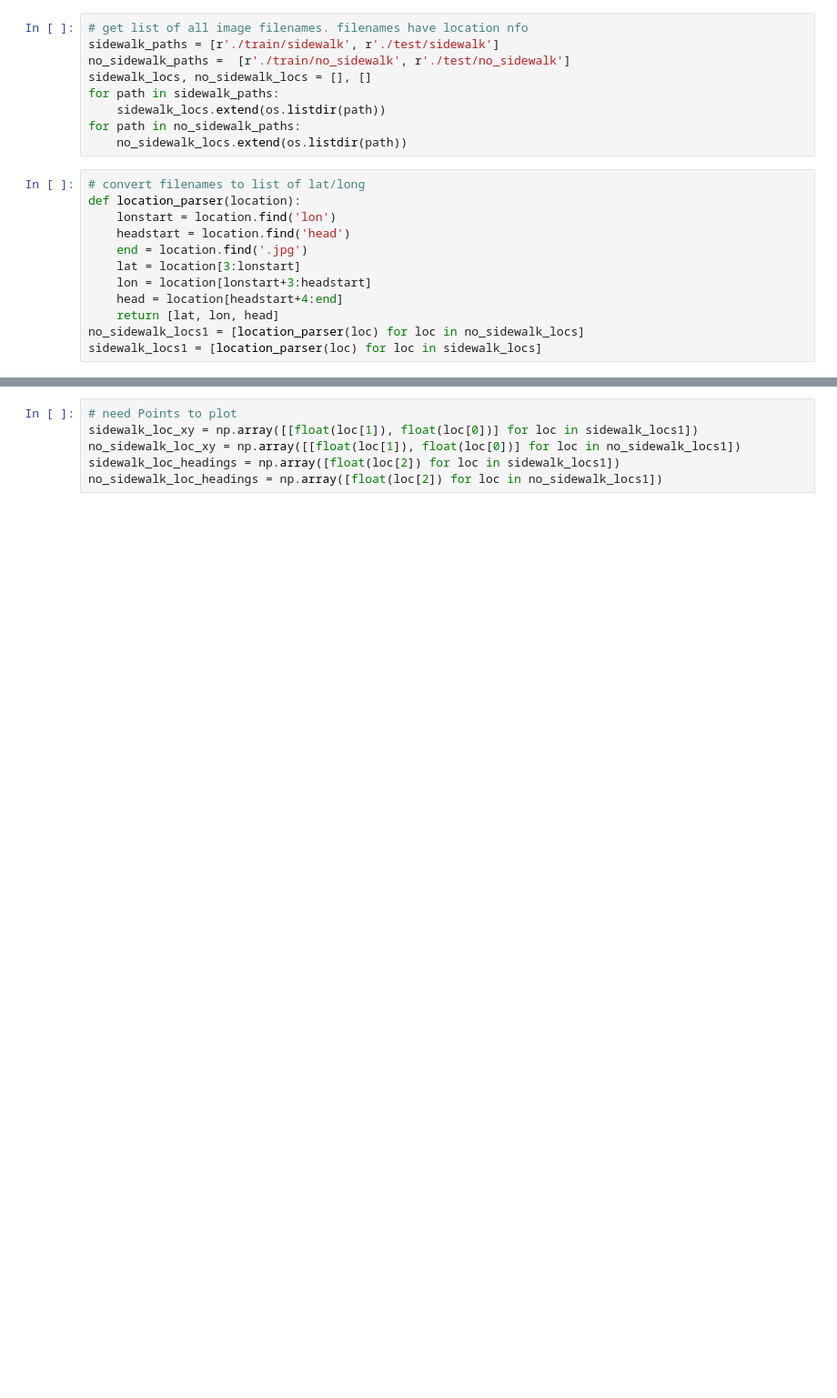
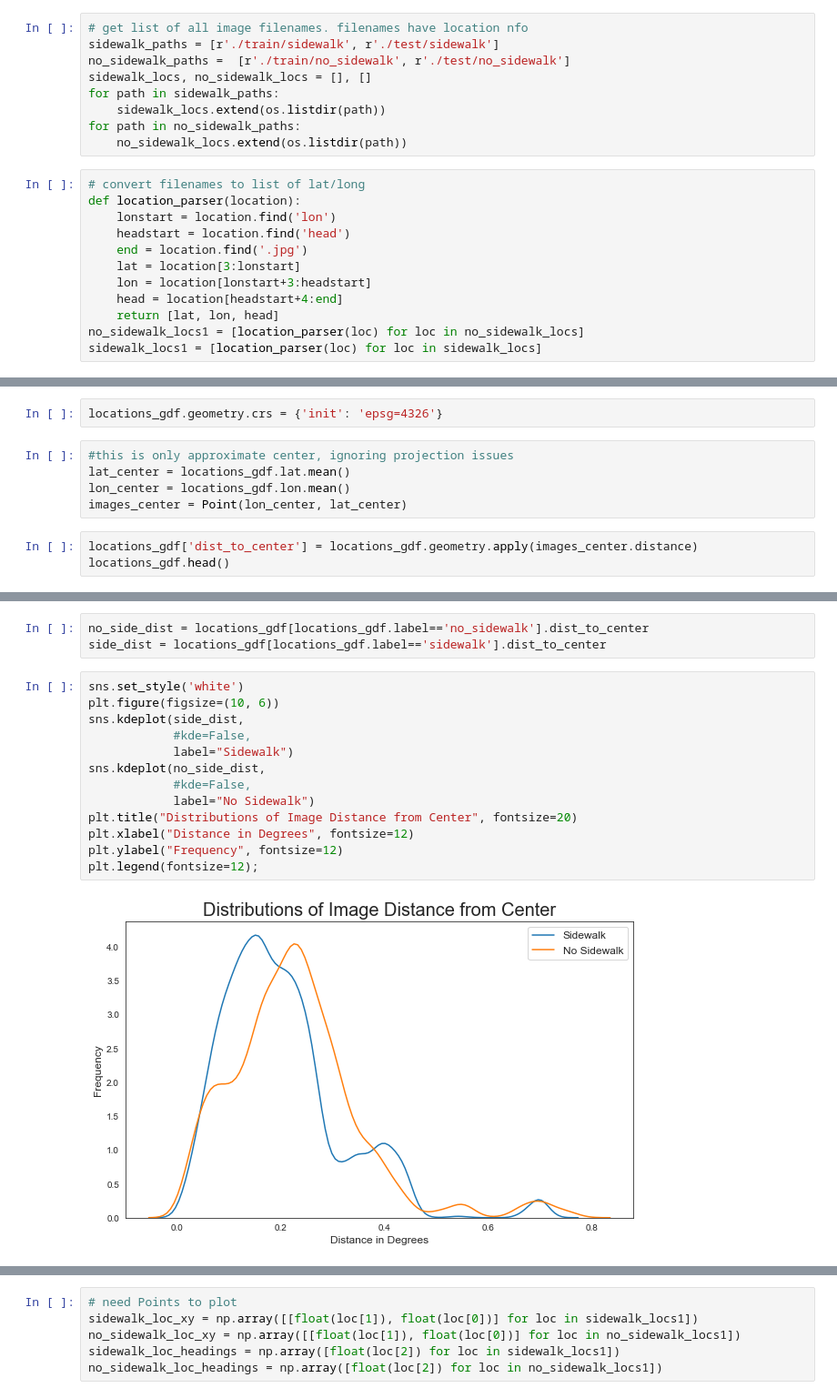
Before and after one commit to chrisoyer/sidewalk_deep-learning, a Jupyter notebook: sidewalks_data_acquisition.ipynb, the cells around one changed output, grey strips where cells are left out. Shown at 91% size. Cells and saved outputs as stored; diff of their text form; blank space fills up the shorter version.

Commit message:
added dist from center vis and ttest

```diff
--- a/sidewalks_data_acquisition.ipynb
+++ b/sidewalks_data_acquisition.ipynb
@@ -540,0 +582,10 @@ sidewalk_locs1 = [location_parser(loc) for loc in sidewalk_locs]
+# %%
+locations_gdf.geometry.crs = {'init': 'epsg=4326'}
+# %%
+#this is only approximate center, ignoring projection issues
+lat_center = locations_gdf.lat.mean()
+lon_center = locations_gdf.lon.mean()
+images_center = Point(lon_center, lat_center)
+# %%
+locations_gdf['dist_to_center'] = locations_gdf.geometry.apply(images_center.distance)
+locations_gdf.head()
@@ -540,0 +599,18 @@ sidewalk_locs1 = [location_parser(loc) for loc in sidewalk_locs]
+# %%
+no_side_dist = locations_gdf[locations_gdf.label=='no_sidewalk'].dist_to_center
+side_dist = locations_gdf[locations_gdf.label=='sidewalk'].dist_to_center
+# %%
+sns.set_style('white')
+plt.figure(figsize=(10, 6))
+sns.kdeplot(side_dist,
+            #kde=False,
+            label="Sidewalk")
+sns.kdeplot(no_side_dist,
+            #kde=False,
+            label="No Sidewalk")
+plt.title("Distributions of Image Distance from Center", fontsize=20)
+plt.xlabel("Distance in Degrees", fontsize=12)
+plt.ylabel("Frequency", fontsize=12)
+plt.legend(fontsize=12);
+# %% [output]
+[figure, added]
```
Also changed, not shown: parts of 9 cells of this notebook.
